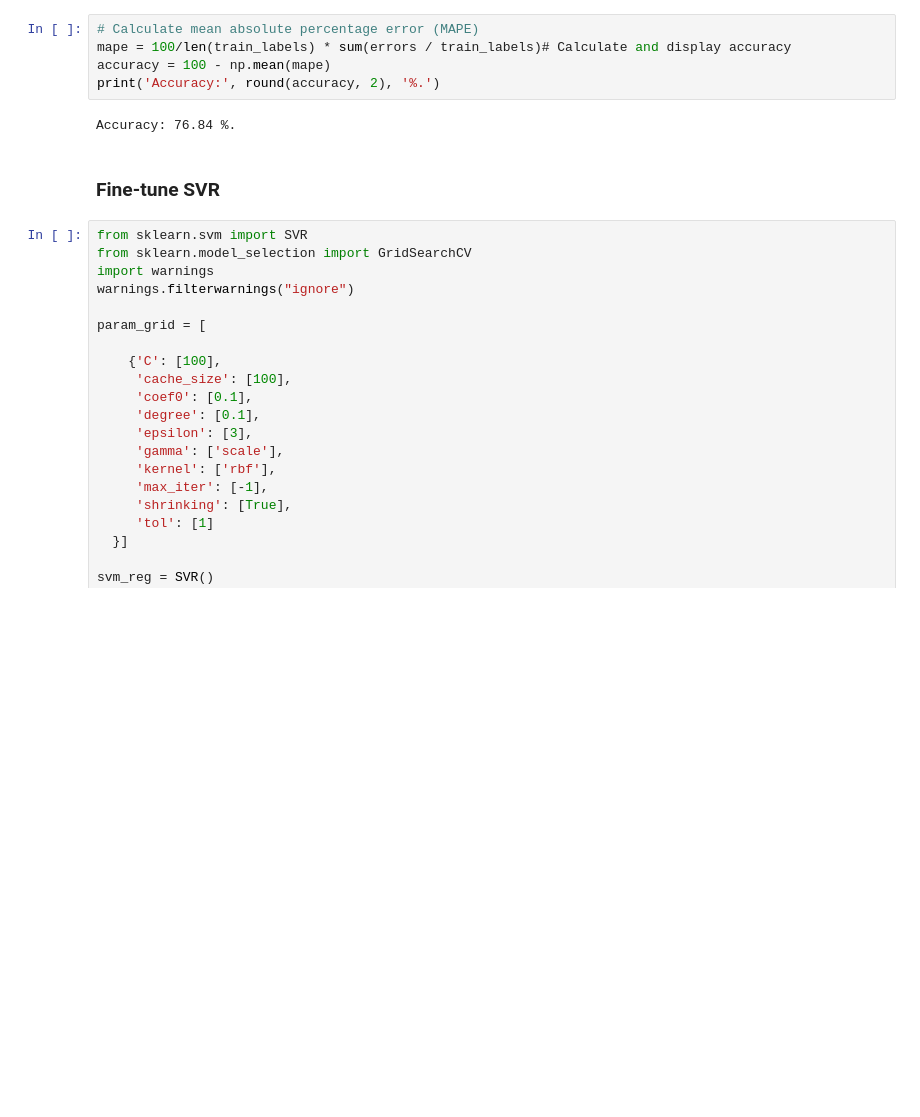
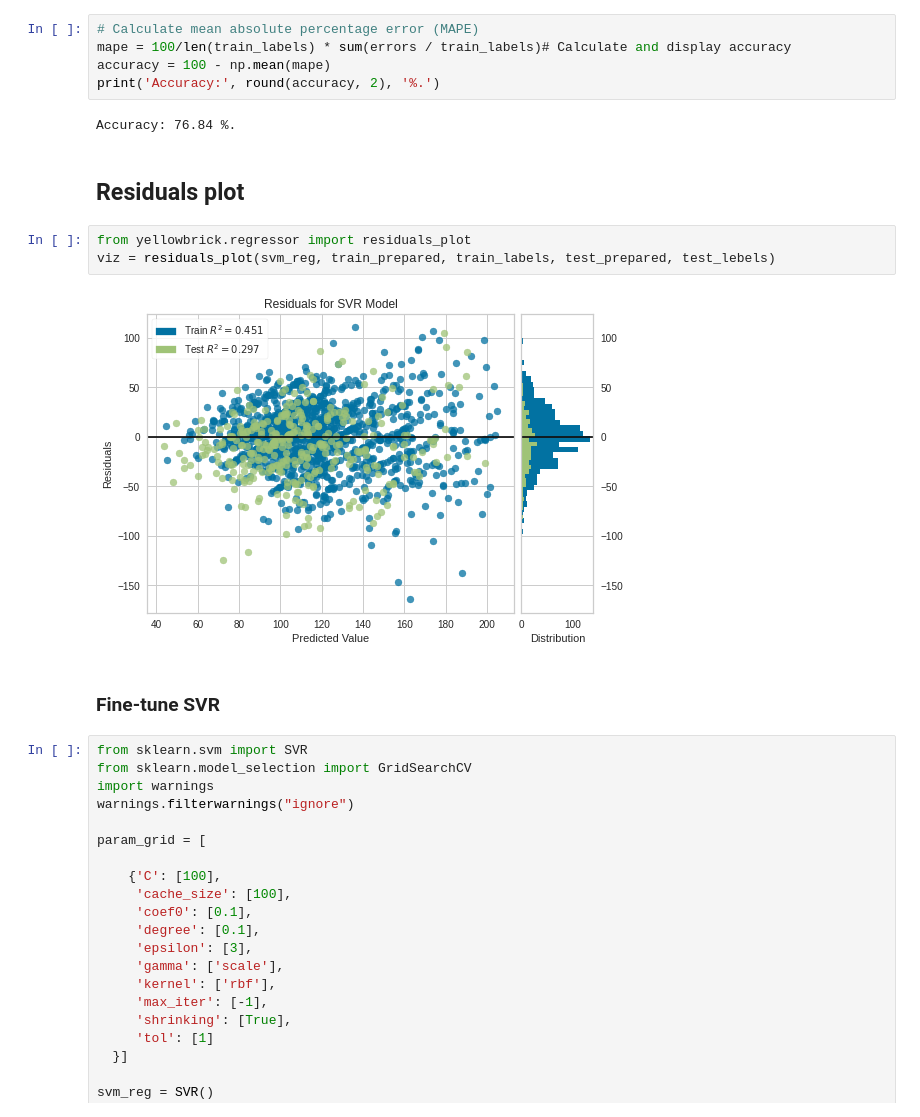
Before and after one commit to BojanMakivic/Predicting-fitness-level-of-cancer-survivors, a Jupyter notebook: Regression_models.ipynb, the cells around one changed output. Saved outputs shown, nothing was run; the diff lists cells and outputs as text; blank space fills up the shorter version.

```diff
--- a/Regression_models.ipynb
+++ b/Regression_models.ipynb
@@ -303,6 +385,13 @@ accuracy = 100 - np.mean(mape)
 print('Accuracy:', round(accuracy, 2), '%.')
 # %% [output]
 Accuracy: 76.84 %.
+# %% [markdown]
+## Residuals plot
+# %%
+from yellowbrick.regressor import residuals_plot
+viz = residuals_plot(svm_reg, train_prepared, train_labels, test_prepared, test_lebels)
+# %% [output]
+[figure, added]
 # %% [markdown]
 ### Fine-tune SVR
 # %%
```
Also changed, not shown: parts of 33 cells of this notebook.
